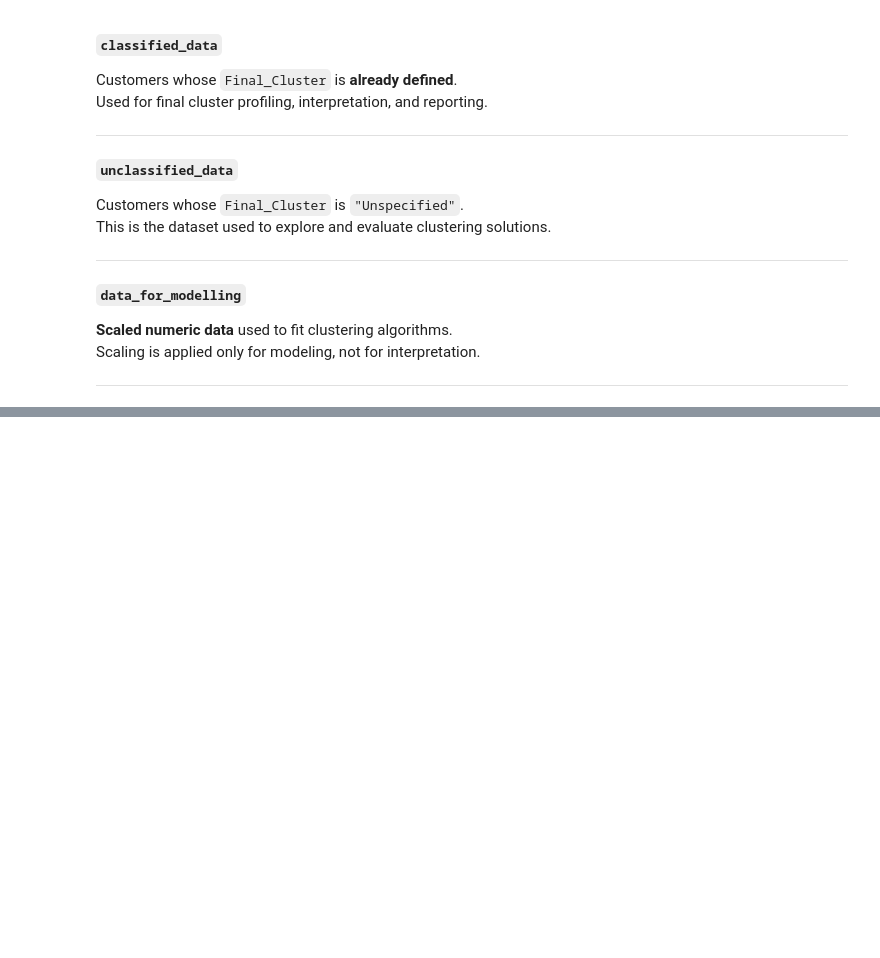
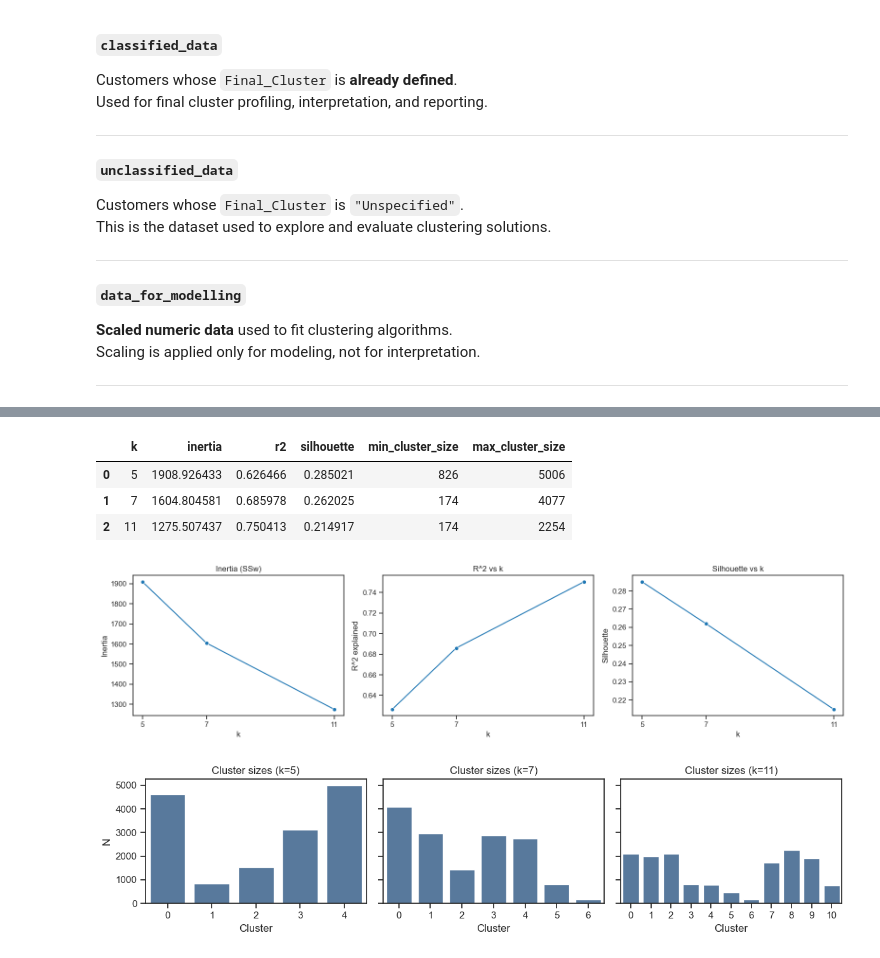
Before and after one commit to luisbdavila/Airline_Customer_Segmentation_DataMining_Project_Python, a Jupyter notebook: Final_delivery/Code/Value_Based_Segmentation.ipynb, the cells around one changed output, grey strips where cells are left out. Saved outputs shown, nothing was run; the diff lists cells and outputs as text; code cells hidden in the pictures; blank space fills up the shorter version.

```diff
--- a/Final_delivery/Code/Value_Based_Segmentation.ipynb
+++ b/Final_delivery/Code/Value_Based_Segmentation.ipynb
@@ -670,0 +783,70 @@ unclassified_data['cluster_kmeans'] = means.fit_predict(data_for_modelling)
+# %%
+
+def evaluate_kmeans_suite(k_values, X):
+    """Train K-Means for each k and capture metrics + labels."""
+    results = []
+    models = {}
+    labels_lookup = {}
+    for k in k_values:
+        model = KMeans(
+            n_clusters=k,
+            init='k-means++',
+            n_init=30,
+            random_state=RANDOM_STATE,
+        )
+        labels = model.fit_predict(X)
+        counts = pd.Series(labels).value_counts().sort_index()
+        results.append({
+            'k': k,
+            'inertia': model.inertia_,
+            'r2': compute_r2(X, labels),
+            'silhouette': silhouette_score(X, labels),
+            'min_cluster_size': counts.min(),
+            'max_cluster_size': counts.max(),
+        })
+        models[k] = model
+        labels_lookup[k] = labels
+    results_df = pd.DataFrame(results).sort_values('k').reset_index(drop=True)
+    return results_df, models, labels_lookup
+
+kmeans_results, kmeans_models, kmeans_labels = evaluate_kmeans_suite(candidate_k_range, X_model)
+kmeans_results
+# %% [output]
+|  | k | inertia | r2 | silhouette | min_cluster_size | max_cluster_size |
+| 0 | 5 | 1908.926433 | 0.626466 | 0.285021 | 826 | 5006 |
+| 1 | 7 | 1604.804581 | 0.685978 | 0.262025 | 174 | 4077 |
+| 2 | 11 | 1275.507437 | 0.750413 | 0.214917 | 174 | 2254 |
+# %%
+
+# Quantitative diagnostics across candidate k
+fig, axes = plt.subplots(1, 3, figsize=(16, 4))
+ax1, ax2, ax3 = axes
+sns.lineplot(data=kmeans_results, x='k', y='inertia', marker='o', ax=ax1)
+ax1.set(title='Inertia (SSw)', xlabel='k', ylabel='Inertia')
+ax1.set_xticks(kmeans_results.k)
+
+sns.lineplot(data=kmeans_results, x='k', y='r2', marker='o', ax=ax2)
+ax2.set(title='R^2 vs k', xlabel='k', ylabel='R^2 explained')
+ax2.set_xticks(kmeans_results.k)
+
+sns.lineplot(data=kmeans_results, x='k', y='silhouette', marker='o', ax=ax3)
+ax3.set(title='Silhouette vs k', xlabel='k', ylabel='Silhouette')
+ax3.set_xticks(kmeans_results.k)
+plt.tight_layout()
+plt.show()
+
+# Cluster size distributions per k
+fig, axes = plt.subplots(1, len(candidate_k_range), figsize=(4 * len(candidate_k_range), 3), sharey=True)
+if len(candidate_k_range) == 1:
+    axes = [axes]
+for ax, k in zip(axes, candidate_k_range):
+    counts = pd.Series(kmeans_labels[k]).value_counts().sort_index()
+    sns.barplot(x=counts.index, y=counts.values, ax=ax, color='#4C78A8')
+    ax.set_title(f'Cluster sizes (k={k})')
+    ax.set_xlabel('Cluster')
+    ax.set_ylabel('N')
+plt.tight_layout()
+plt.show()
+# %% [output]
+[figure, added]
+[figure, added]
```
Also changed, not shown: parts of 35 cells of this notebook, 1 other file.
